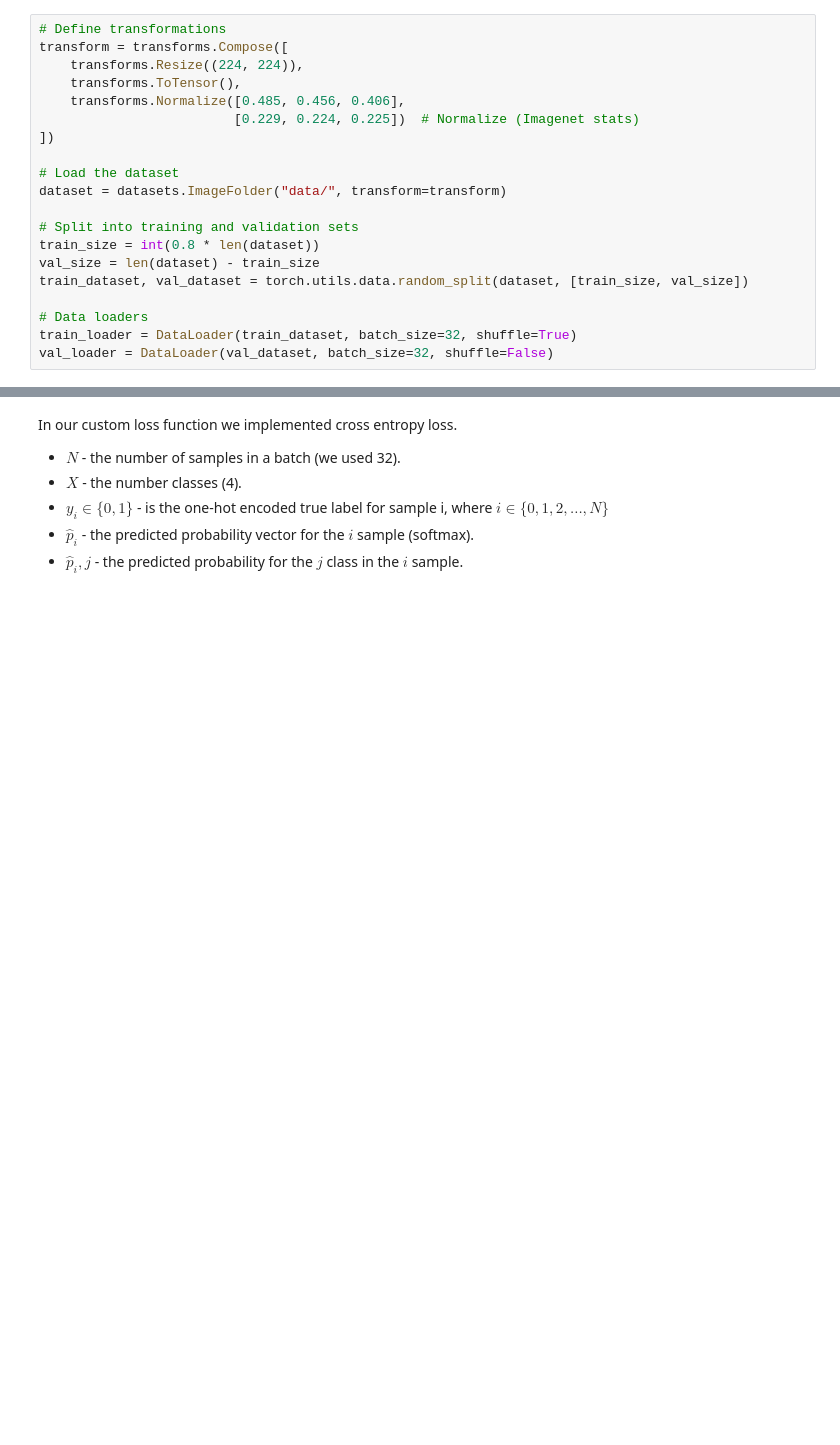
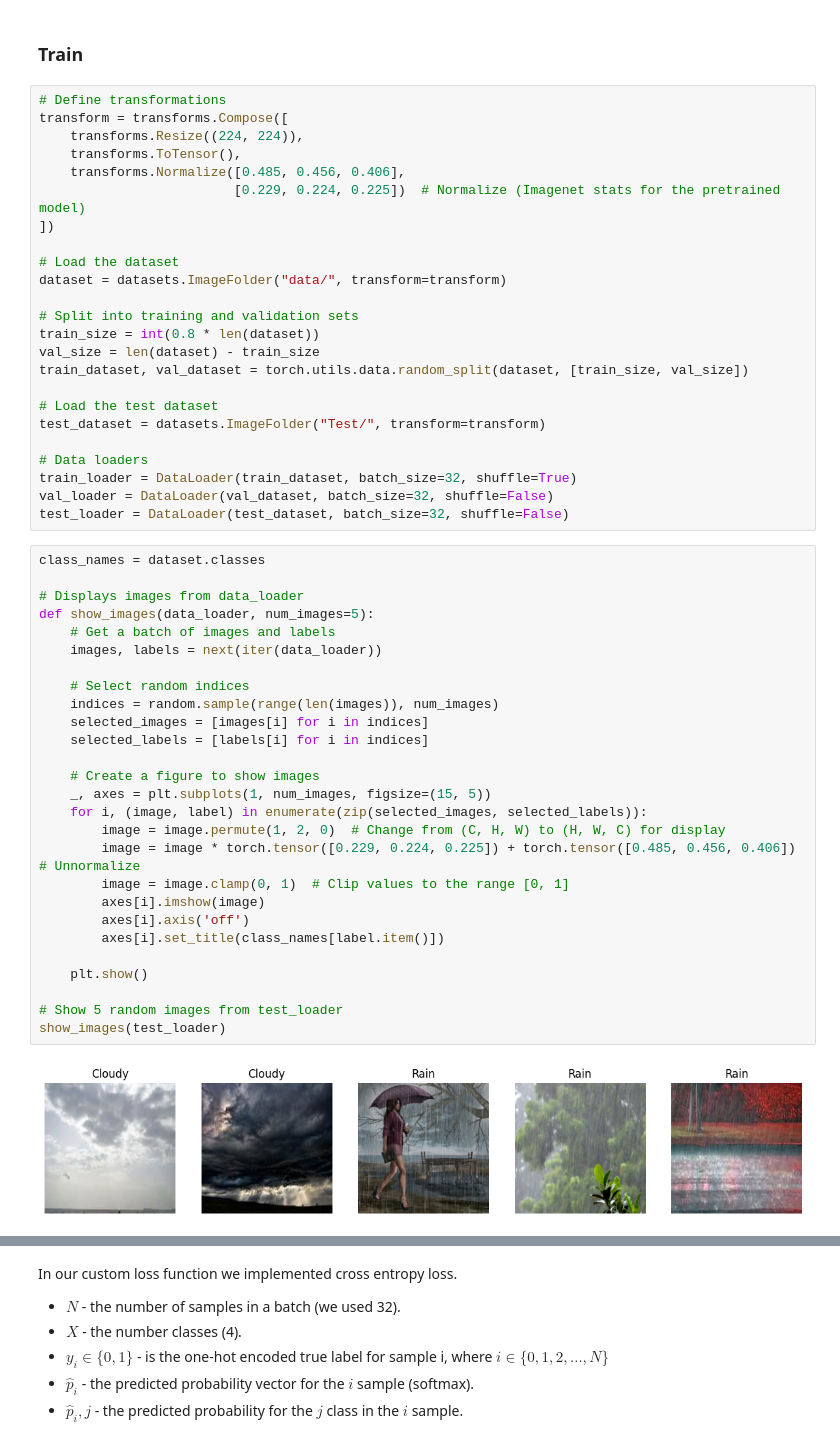
Before and after one commit to ordinary813/ordinaryLib, a Jupyter notebook: DL/HW2/Sol_Q2.ipynb, the cells around one changed output, grey strips where cells are left out. Saved outputs shown, nothing was run; the diff lists cells and outputs as text; blank space fills up the shorter version.

```diff
--- a/DL/HW2/Sol_Q2.ipynb
+++ b/DL/HW2/Sol_Q2.ipynb
@@ -15,13 +16,15 @@ import numpy as np
 
 from sklearn.metrics import confusion_matrix, ConfusionMatrixDisplay
 import matplotlib.pyplot as plt
+# %% [markdown]
+### Train
 # %%
 # Define transformations
 transform = transforms.Compose([
     transforms.Resize((224, 224)),
     transforms.ToTensor(),
     transforms.Normalize([0.485, 0.456, 0.406],
-                         [0.229, 0.224, 0.225])  # Normalize (Imagenet stats)
+                         [0.229, 0.224, 0.225])  # Normalize (Imagenet stats for the pretrained model)
 ])
 
 # Load the dataset
@@ -32,9 +35,42 @@ train_size = int(0.8 * len(dataset))
 val_size = len(dataset) - train_size
 train_dataset, val_dataset = torch.utils.data.random_split(dataset, [train_size, val_size])
 
+# Load the test dataset
+test_dataset = datasets.ImageFolder("Test/", transform=transform)
+
 # Data loaders
 train_loader = DataLoader(train_dataset, batch_size=32, shuffle=True)
 val_loader = DataLoader(val_dataset, batch_size=32, shuffle=False)
+test_loader = DataLoader(test_dataset, batch_size=32, shuffle=False)
+# %%
+class_names = dataset.classes
+
+# Displays images from data_loader
+def show_images(data_loader, num_images=5):
+    # Get a batch of images and labels
+    images, labels = next(iter(data_loader))
+
+    # Select random indices
+    indices = random.sample(range(len(images)), num_images)
+    selected_images = [images[i] for i in indices]
+    selected_labels = [labels[i] for i in indices]
+
+    # Create a figure to show images
+    _, axes = plt.subplots(1, num_images, figsize=(15, 5))
+    for i, (image, label) in enumerate(zip(selected_images, selected_labels)):
+        image = image.permute(1, 2, 0)  # Change from (C, H, W) to (H, W, C) for display
+        image = image * torch.tensor([0.229, 0.224, 0.225]) + torch.tensor([0.485, 0.456, 0.406])  # Unnormalize
+        image = image.clamp(0, 1)  # Clip values to the range [0, 1]
+        axes[i].imshow(image)
+        axes[i].axis('off')
+        axes[i].set_title(class_names[label.item()])
+
+    plt.show()
+
+# Show 5 random images from test_loader
+show_images(test_loader)
+# %% [output]
+[figure, added]
 # %%
 class MyLossFunction(nn.Module):
     def __init__(self):
```
Also changed, not shown: parts of 7 cells of this notebook.
